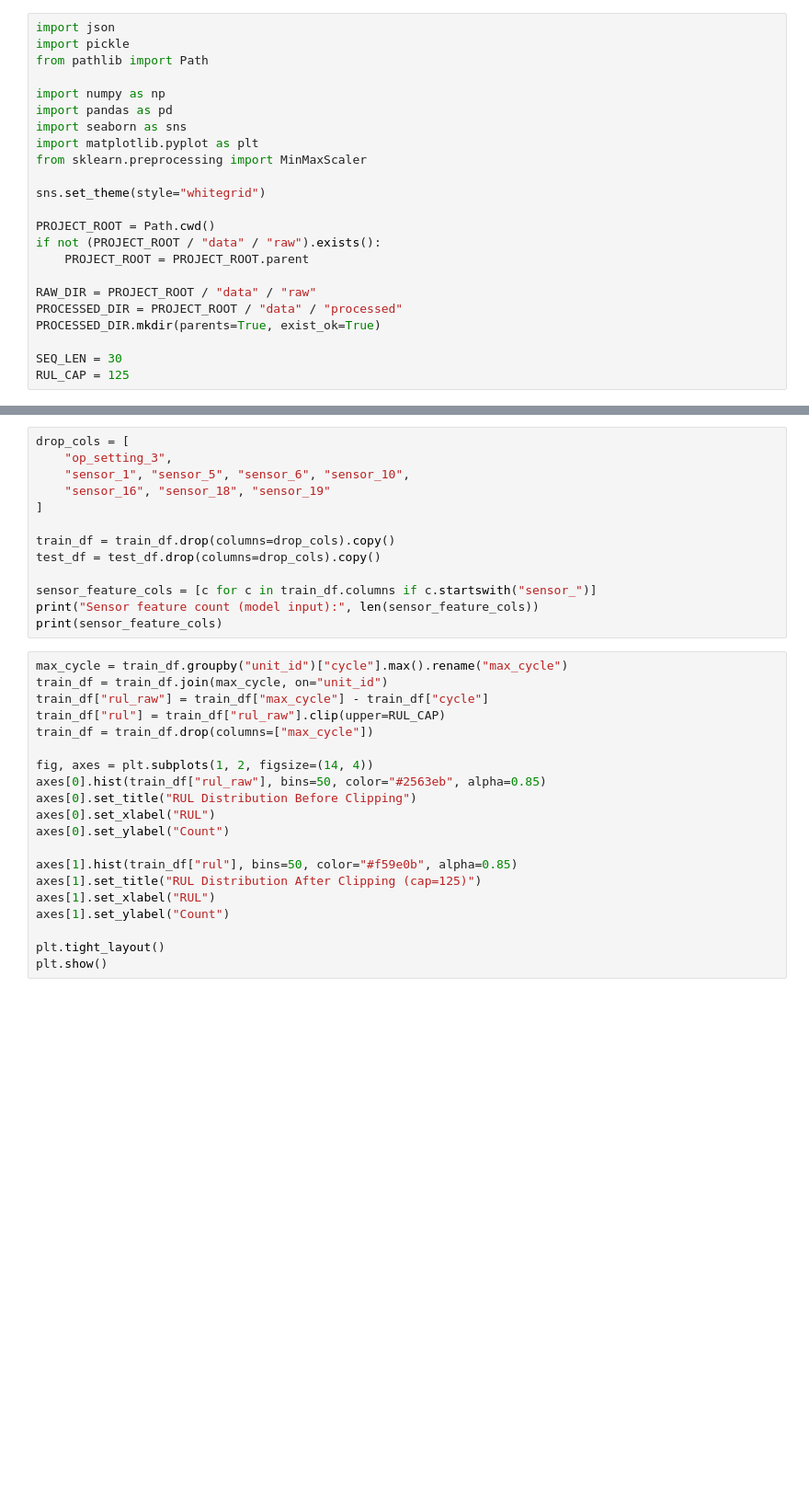
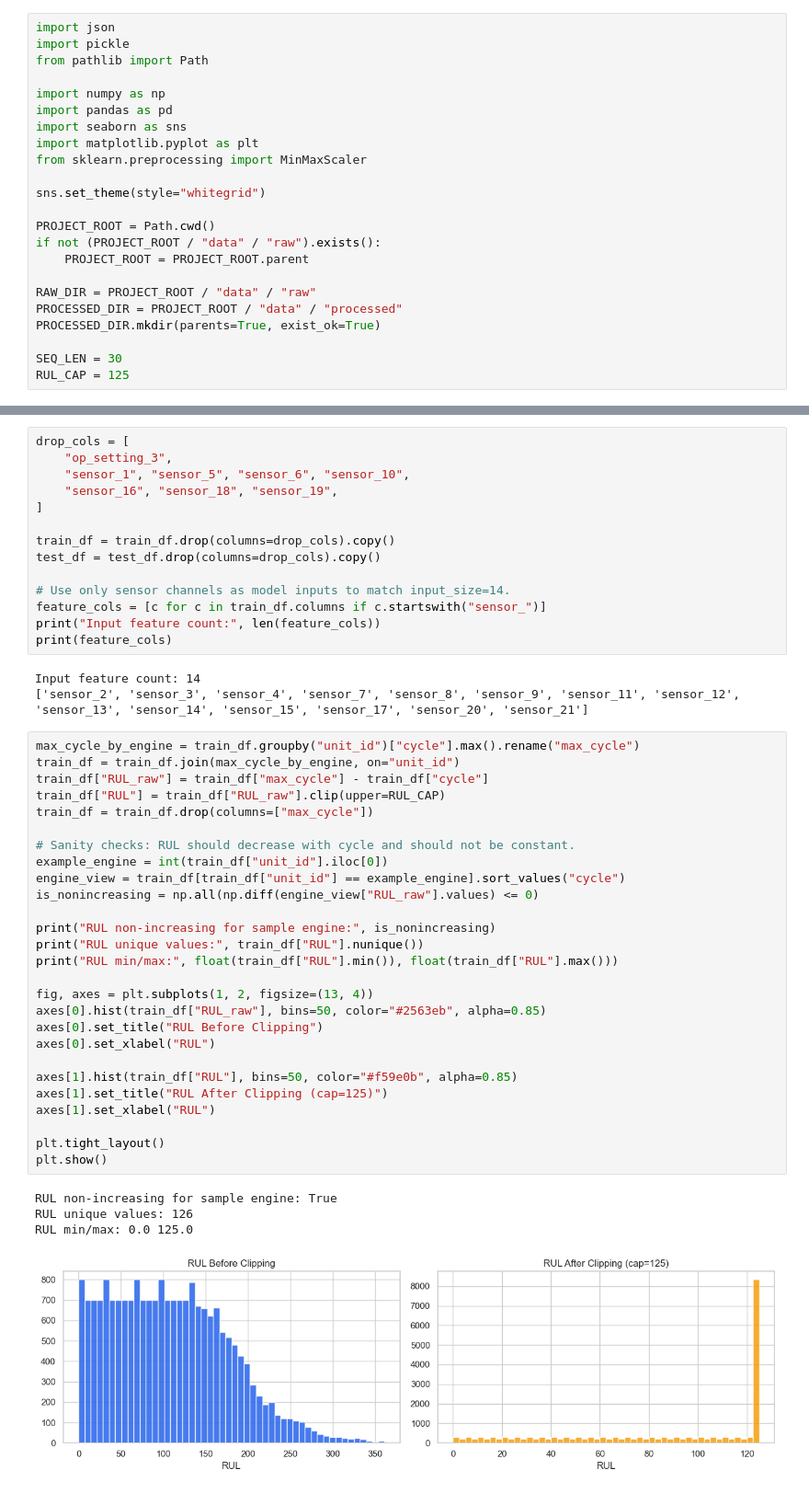
Before and after one commit to manankapoor23/DeepRUL-LSTM-based-Turbofan-Prognostics-System, a Jupyter notebook: notebooks/01_data_preprocessing.ipynb, the cells around one changed output, grey strips where cells are left out. Shown at 92% size. Saved outputs shown, nothing was run; the diff lists cells and outputs as text; blank space fills up the shorter version.

```diff
--- a/notebooks/01_data_preprocessing.ipynb
+++ b/notebooks/01_data_preprocessing.ipynb
@@ -44,33 +55,49 @@ train_df.head()
 drop_cols = [
     "op_setting_3",
     "sensor_1", "sensor_5", "sensor_6", "sensor_10",
-    "sensor_16", "sensor_18", "sensor_19"
+    "sensor_16", "sensor_18", "sensor_19",
 ]
 
 train_df = train_df.drop(columns=drop_cols).copy()
 test_df = test_df.drop(columns=drop_cols).copy()
 
-sensor_feature_cols = [c for c in train_df.columns if c.startswith("sensor_")]
-print("Sensor feature count (model input):", len(sensor_feature_cols))
-print(sensor_feature_cols)
+# Use only sensor channels as model inputs to match input_size=14.
+feature_cols = [c for c in train_df.columns if c.startswith("sensor_")]
+print("Input feature count:", len(feature_cols))
+print(feature_cols)
+# %% [output]
+Input feature count: 14
+['sensor_2', 'sensor_3', 'sensor_4', 'sensor_7', 'sensor_8', 'sensor_9', 'sensor_11', 'sensor_12', 'sensor_13', 'sensor_14', 'sensor_15', 'sensor_17', 'sensor_20', 'sensor_21']
 # %%
-max_cycle = train_df.groupby("unit_id")["cycle"].max().rename("max_cycle")
-train_df = train_df.join(max_cycle, on="unit_id")
-train_df["rul_raw"] = train_df["max_cycle"] - train_df["cycle"]
-train_df["rul"] = train_df["rul_raw"].clip(upper=RUL_CAP)
+max_cycle_by_engine = train_df.groupby("unit_id")["cycle"].max().rename("max_cycle")
+train_df = train_df.join(max_cycle_by_engine, on="unit_id")
+train_df["RUL_raw"] = train_df["max_cycle"] - train_df["cycle"]
+train_df["RUL"] = train_df["RUL_raw"].clip(upper=RUL_CAP)
 train_df = train_df.drop(columns=["max_cycle"])
 
-fig, axes = plt.subplots(1, 2, figsize=(14, 4))
-axes[0].hist(train_df["rul_raw"], bins=50, color="#2563eb", alpha=0.85)
-axes[0].set_title("RUL Distribution Before Clipping")
+# Sanity checks: RUL should decrease with cycle and should not be constant.
+example_engine = int(train_df["unit_id"].iloc[0])
+engine_view = train_df[train_df["unit_id"] == example_engine].sort_values("cycle")
+is_nonincreasing = np.all(np.diff(engine_view["RUL_raw"].values) <= 0)
+
+print("RUL non-increasing for sample engine:", is_nonincreasing)
+print("RUL unique values:", train_df["RUL"].nunique())
+print("RUL min/max:", float(train_df["RUL"].min()), float(train_df["RUL"].max()))
+
+fig, axes = plt.subplots(1, 2, figsize=(13, 4))
+axes[0].hist(train_df["RUL_raw"], bins=50, color="#2563eb", alpha=0.85)
+axes[0].set_title("RUL Before Clipping")
 axes[0].set_xlabel("RUL")
-axes[0].set_ylabel("Count")
 
-axes[1].hist(train_df["rul"], bins=50, color="#f59e0b", alpha=0.85)
-axes[1].set_title("RUL Distribution After Clipping (cap=125)")
+axes[1].hist(train_df["RUL"], bins=50, color="#f59e0b", alpha=0.85)
+axes[1].set_title("RUL After Clipping (cap=125)")
 axes[1].set_xlabel("RUL")
-axes[1].set_ylabel("Count")
 
 plt.tight_layout()
 plt.show()
+# %% [output]
+RUL non-increasing for sample engine: True
+RUL unique values: 126
+RUL min/max: 0.0 125.0
+[figure, added]
 # %%
```
Also changed, not shown: parts of 8 cells of this notebook, 10 other files.
